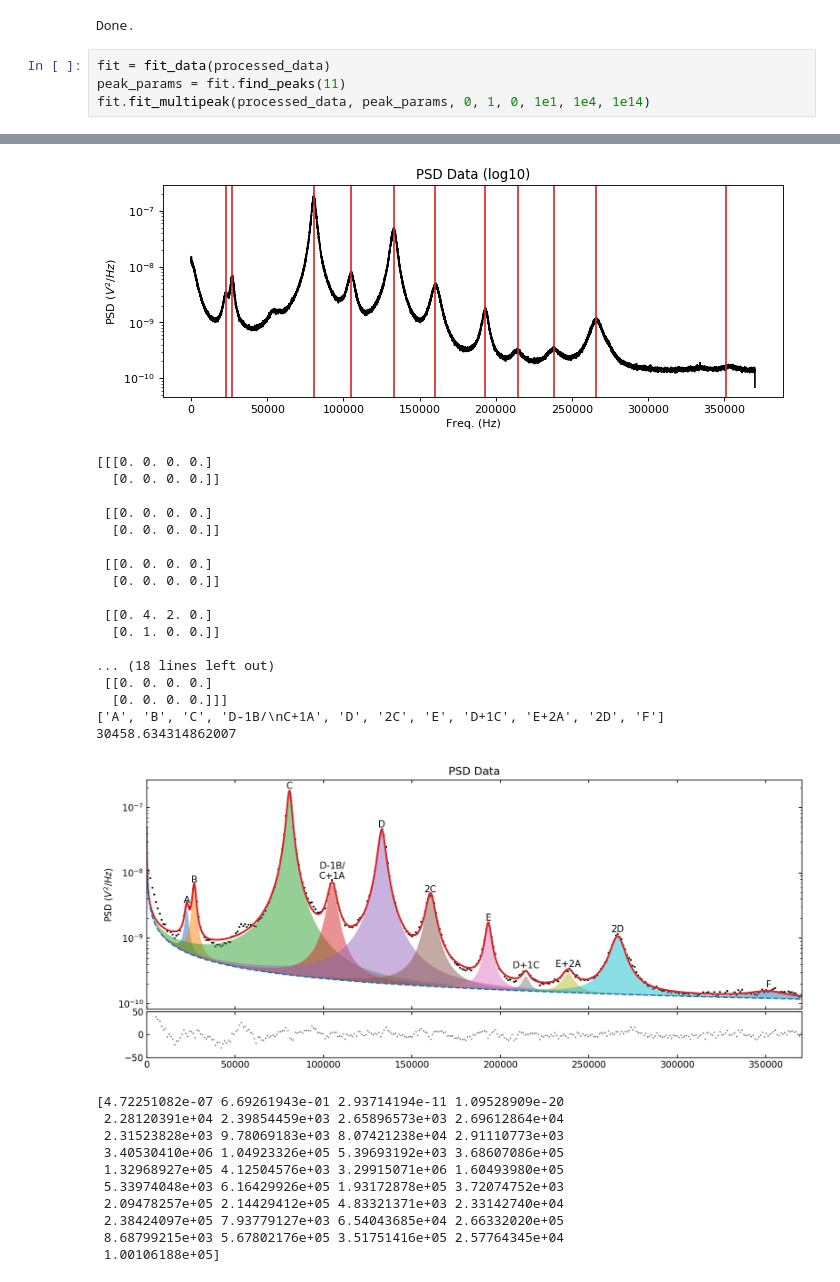
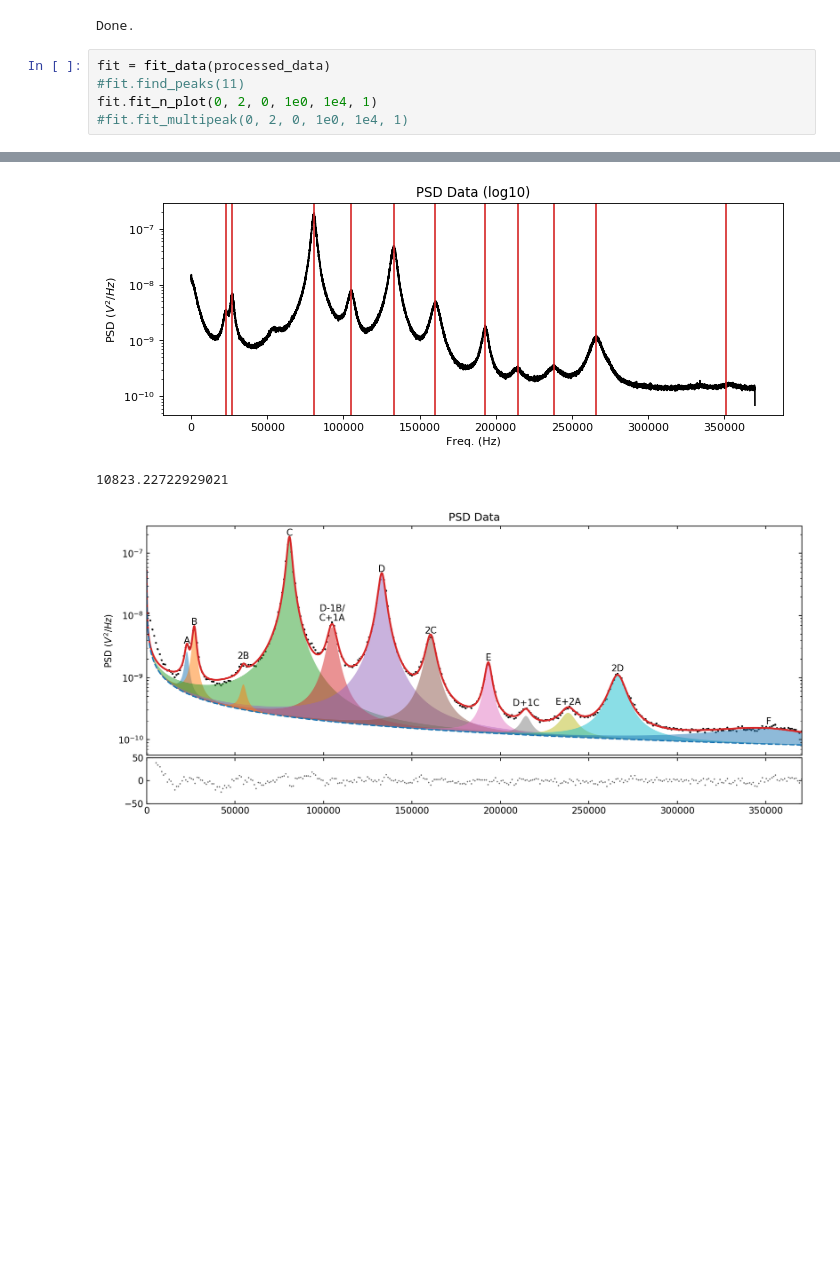
Before and after one commit to jproj3cts/multi-fit, a Jupyter notebook: code/multifit.ipynb, the cells around one changed output, grey strips where cells are left out. Saved outputs shown, nothing was run; the diff lists cells and outputs as text; blank space fills up the shorter version.

```diff
--- a/code/multifit.ipynb
+++ b/code/multifit.ipynb
@@ -349,36 +381,11 @@ print('Done.')
 Done.
 # %%
 fit = fit_data(processed_data)
-peak_params = fit.find_peaks(11)
-fit.fit_multipeak(processed_data, peak_params, 0, 1, 0, 1e1, 1e4, 1e14)
+#fit.find_peaks(11)
+fit.fit_n_plot(0, 2, 0, 1e0, 1e4, 1)
+#fit.fit_multipeak(0, 2, 0, 1e0, 1e4, 1)
 # %% [output]
 Peaks: 11
 [figure]
-[[[0. 0. 0. 0.]
-  [0. 0. 0. 0.]]
-
- [[0. 0. 0. 0.]
-  [0. 0. 0. 0.]]
-
- [[0. 0. 0. 0.]
-  [0. 0. 0. 0.]]
-
- [[0. 4. 2. 0.]
-  [0. 1. 0. 0.]]
-
-... (18 lines left out)
- [[0. 0. 0. 0.]
-  [0. 0. 0. 0.]]]
-['A', 'B', 'C', 'D-1B/\nC+1A', 'D', '2C', 'E', 'D+1C', 'E+2A', '2D', 'F']
-30458.634314862007
+10823.22722929021
-[figure, old version]
+[figure, new version]
-[4.72251082e-07 6.69261943e-01 2.93714194e-11 1.09528909e-20
- 2.28120391e+04 2.39854459e+03 2.65896573e+03 2.69612864e+04
- 2.31523828e+03 9.78069183e+03 8.07421238e+04 2.91110773e+03
- 3.40530410e+06 1.04923326e+05 5.39693192e+03 3.68607086e+05
- 1.32968927e+05 4.12504576e+03 3.29915071e+06 1.60493980e+05
- 5.33974048e+03 6.16429926e+05 1.93172878e+05 3.72074752e+03
- 2.09478257e+05 2.14429412e+05 4.83321371e+03 2.33142740e+04
- 2.38424097e+05 7.93779127e+03 6.54043685e+04 2.66332020e+05
- 8.68799215e+03 5.67802176e+05 3.51751416e+05 2.57764345e+04
- 1.00106188e+05]
```
Also changed, not shown: parts of 3 cells of this notebook.
